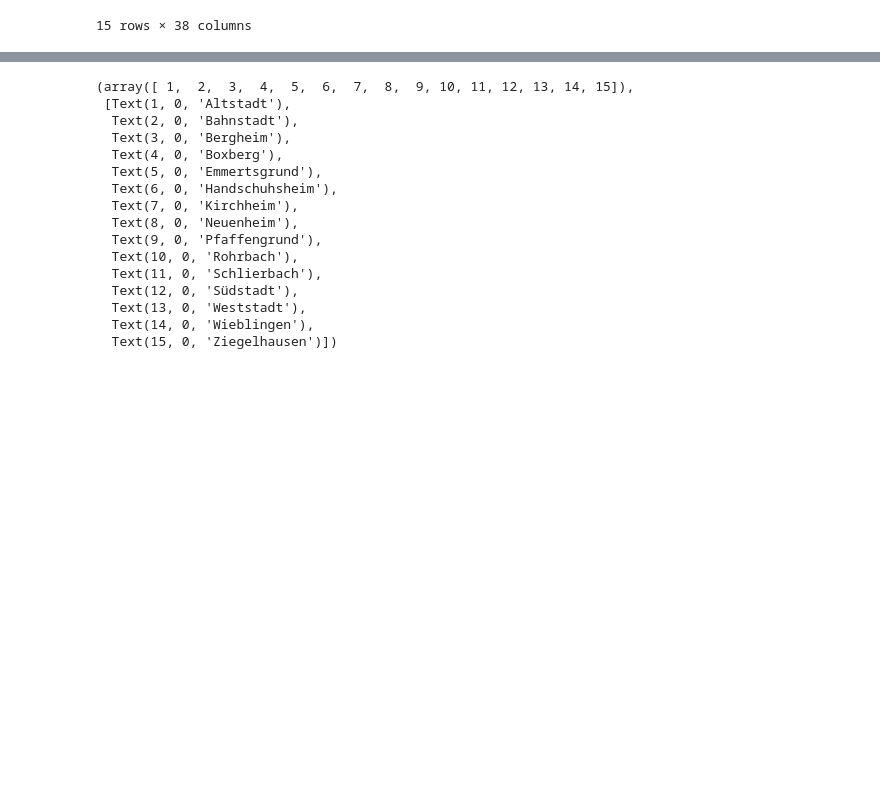
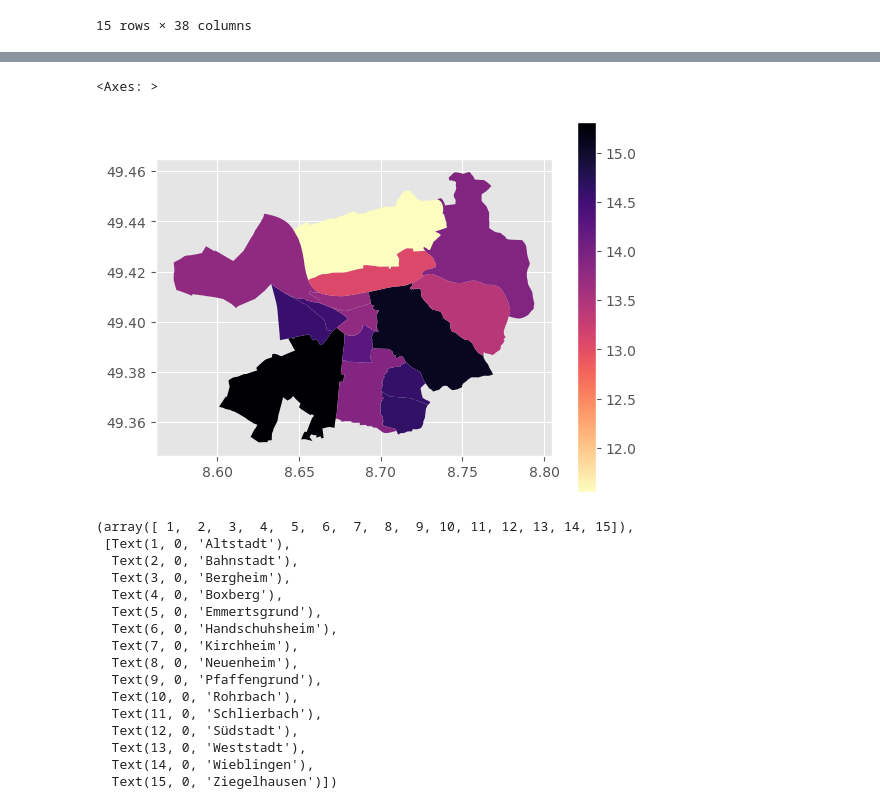
Before and after one commit to Chwiggy/thesis_analysis, a Jupyter notebook: differences.ipynb, the cells around one changed output, grey strips where cells are left out. Saved outputs shown, nothing was run; the diff lists cells and outputs as text; code cells hidden in the pictures; blank space fills up the shorter version.

```diff
--- a/differences.ipynb
+++ b/differences.ipynb
@@ -82,6 +92,11 @@ map = boroughs.merge(mean_boroughs, on="name", how = "inner", )
 map.explore(column="difference_self17", cmap="magma_r")
 # %% [output]
 [interactive output not drawn]
+# %%
+map.plot(column="difference_self17", cmap='magma_r', legend = True)
+# %% [output]
+<Axes: >
+[figure, added]
 # %%
 import matplotlib
 matplotlib.style.use("ggplot")
```
Also changed, not shown: parts of 2 cells of this notebook.
